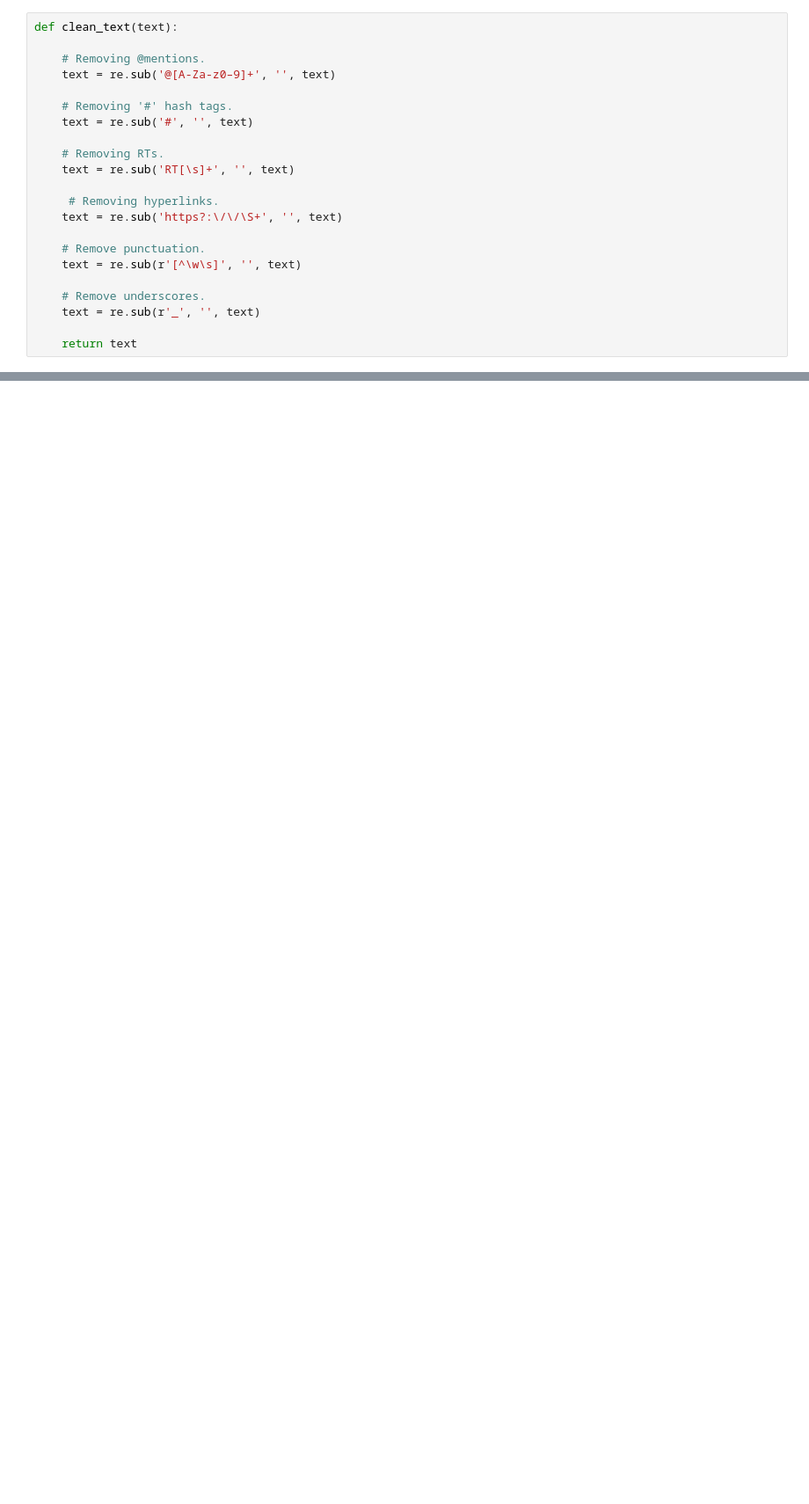
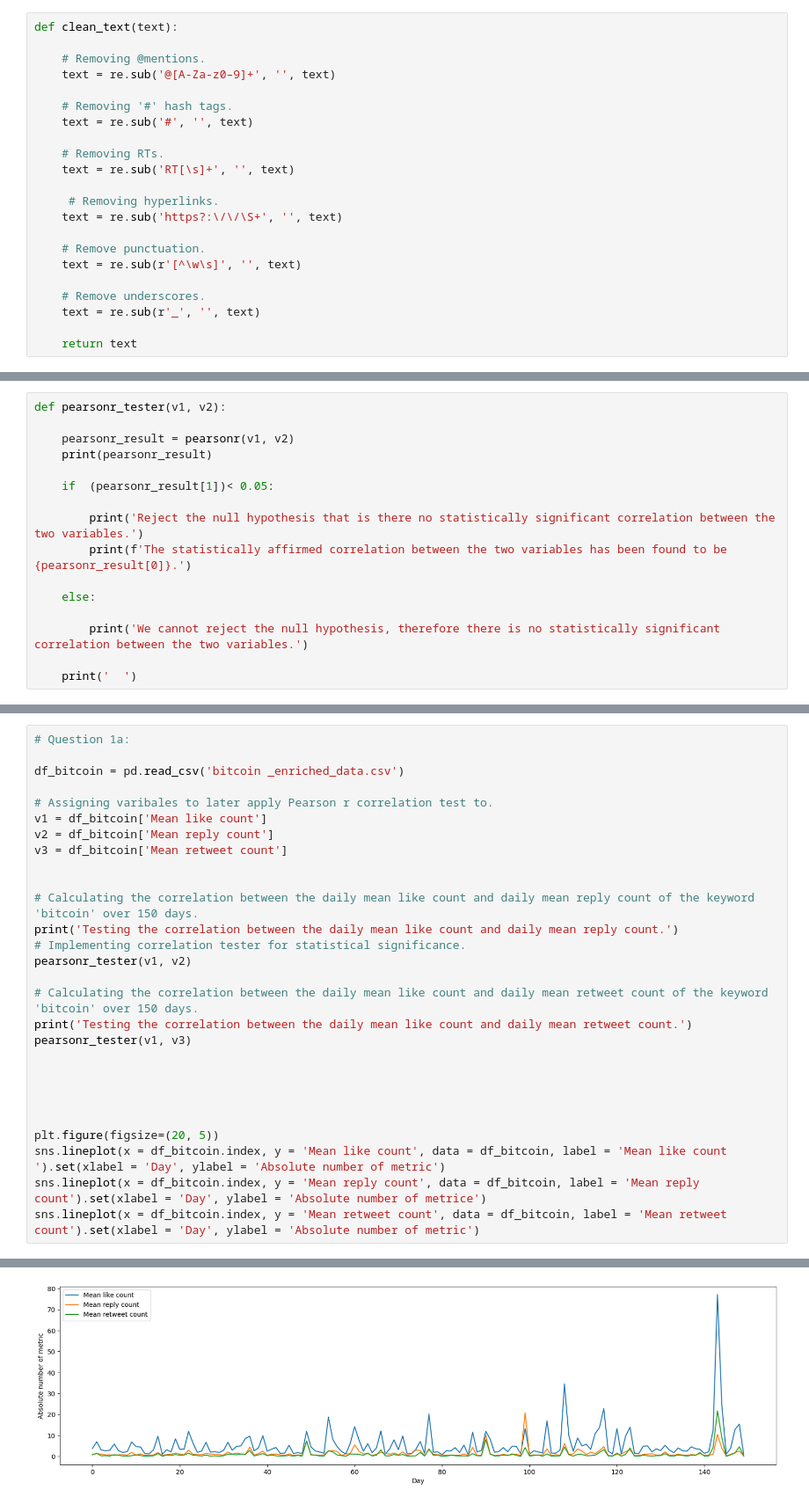
Before and after one commit to MurasatoNaoya/Proof-of-Concept-Banking-System-and-BTC-Market-Price-Tracking-Sentiment-Analysis-Projects, a Jupyter notebook: Courseworks/Part 2/SDPA_p2.ipynb, the cells around one changed output, grey strips where cells are left out. Shown at 88% size. Drawn from its saved outputs; the diff is of its cells as text; blank space fills up the shorter version.

Commit message:
Update SDPA_p2.ipynb
Additional work on the question section of part 2. Questions defined and solutions for the said problems visualised.

```diff
--- a/Courseworks/Part 2/SDPA_p2.ipynb
+++ b/Courseworks/Part 2/SDPA_p2.ipynb
@@ -250,0 +253,16 @@ df_bitcoin  created!
+# %%
+def pearsonr_tester(v1, v2):
+
+    pearsonr_result = pearsonr(v1, v2)
+    print(pearsonr_result)
+
+    if  (pearsonr_result[1])< 0.05:
+
+        print('Reject the null hypothesis that is there no statistically significant correlation between the two variables.')
+        print(f'The statistically affirmed correlation between the two variables has been found to be {pearsonr_result[0]}.')
+
+    else:
+
+        print('We cannot reject the null hypothesis, therefore there is no statistically significant correlation between the two variables.')
+
+    print('  ')
@@ -250,0 +314,29 @@ df_bitcoin  created!
+# %%
+# Question 1a:
+
+df_bitcoin = pd.read_csv('bitcoin _enriched_data.csv')
+
+# Assigning varibales to later apply Pearson r correlation test to.
+v1 = df_bitcoin['Mean like count']
+v2 = df_bitcoin['Mean reply count']
+v3 = df_bitcoin['Mean retweet count']
+
+
+# Calculating the correlation between the daily mean like count and daily mean reply count of the keyword 'bitcoin' over 150 days.
+print('Testing the correlation between the daily mean like count and daily mean reply count.')
+# Implementing correlation tester for statistical significance.
+pearsonr_tester(v1, v2)
+
+# Calculating the correlation between the daily mean like count and daily mean retweet count of the keyword 'bitcoin' over 150 days.
+print('Testing the correlation between the daily mean like count and daily mean retweet count.')
+pearsonr_tester(v1, v3)
+
+
+
+
+
+plt.figure(figsize=(20, 5))
+sns.lineplot(x = df_bitcoin.index, y = 'Mean like count', data = df_bitcoin, label = 'Mean like count ').set(xlabel = 'Day', ylabel = 'Absolute number of metric')
+sns.lineplot(x = df_bitcoin.index, y = 'Mean reply count', data = df_bitcoin, label = 'Mean reply count').set(xlabel = 'Day', ylabel = 'Absolute number of metrice')
+sns.lineplot(x = df_bitcoin.index, y = 'Mean retweet count', data = df_bitcoin, label = 'Mean retweet count').set(xlabel = 'Day', ylabel = 'Absolute number of metric')
+# %% [output]
@@ -250,0 +353 @@ df_bitcoin  created!
+[figure, added]
```
Also changed, not shown: parts of 18 cells of this notebook.
